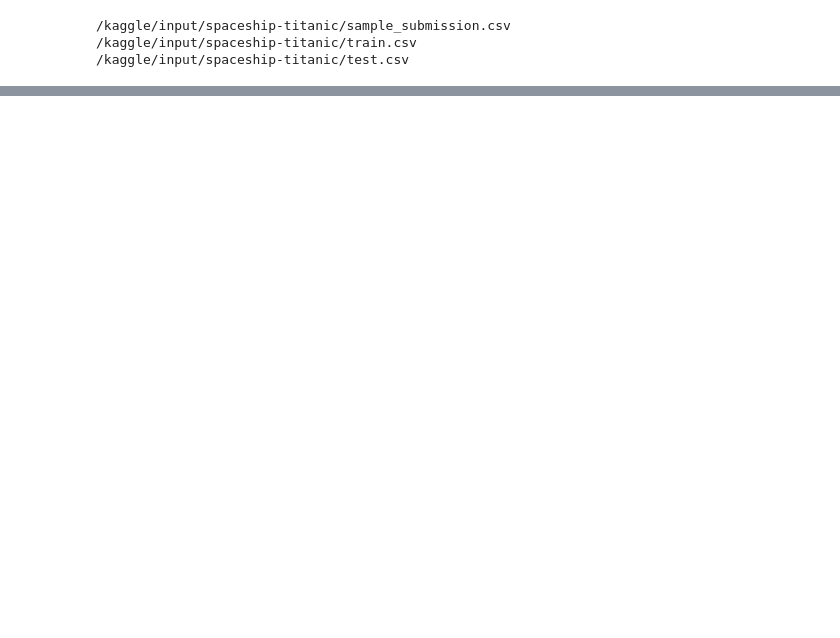
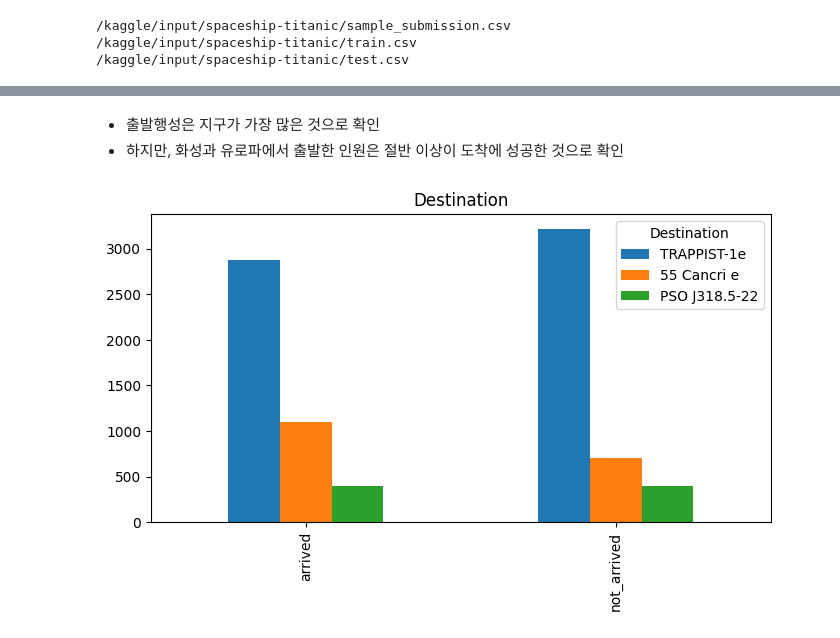
Before and after one commit to kyunghyunHan/kaggle, a Jupyter notebook: spaceship-titanic.ipynb, the cells around one changed output, grey strips where cells are left out. Drawn from its saved outputs; the diff is of its cells as text; code cells hidden in the pictures; blank space fills up the shorter version.

```diff
--- a/spaceship-titanic.ipynb
+++ b/spaceship-titanic.ipynb
@@ -43,0 +161,15 @@ print(aa)
+# %% [markdown]
+- 출발행성은 지구가 가장 많은 것으로 확인
+- 하지만, 화성과 유로파에서 출발한 인원은 절반 이상이 도착에 성공한 것으로 확인
+# %%
+train_data[['Destination', 'Transported']].groupby(['Destination'], as_index=False).mean().sort_values(by='Transported')
+
+arrived = train_data[train_data['Transported'] == 1]['Destination']. value_counts()
+not_arrived = train_data[train_data['Transported'] == 0]['Destination']. value_counts()
+df = pd. DataFrame([arrived, not_arrived])
+df. index = ['arrived','not_arrived']
+df. plot(kind= 'bar',stacked= False , figsize= (8,4))
+plt.title('Destination')
+plt. show()
+# %% [output]
+[figure, added]
```
Also changed, not shown: parts of 27 cells of this notebook.
